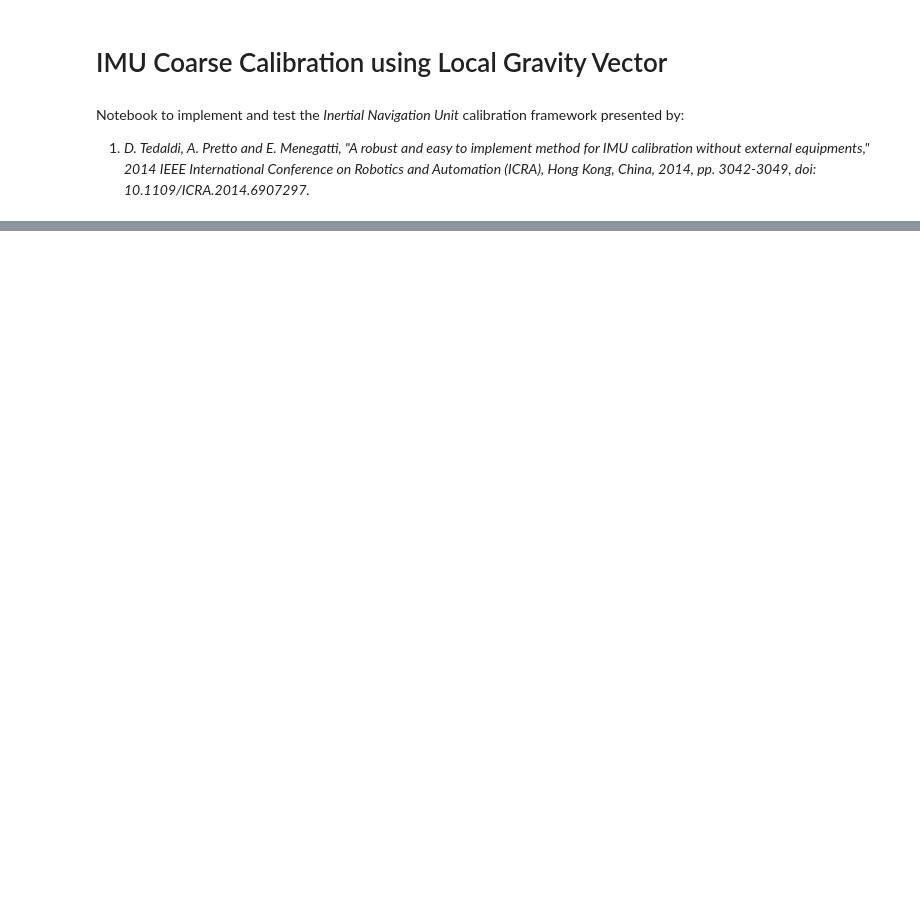
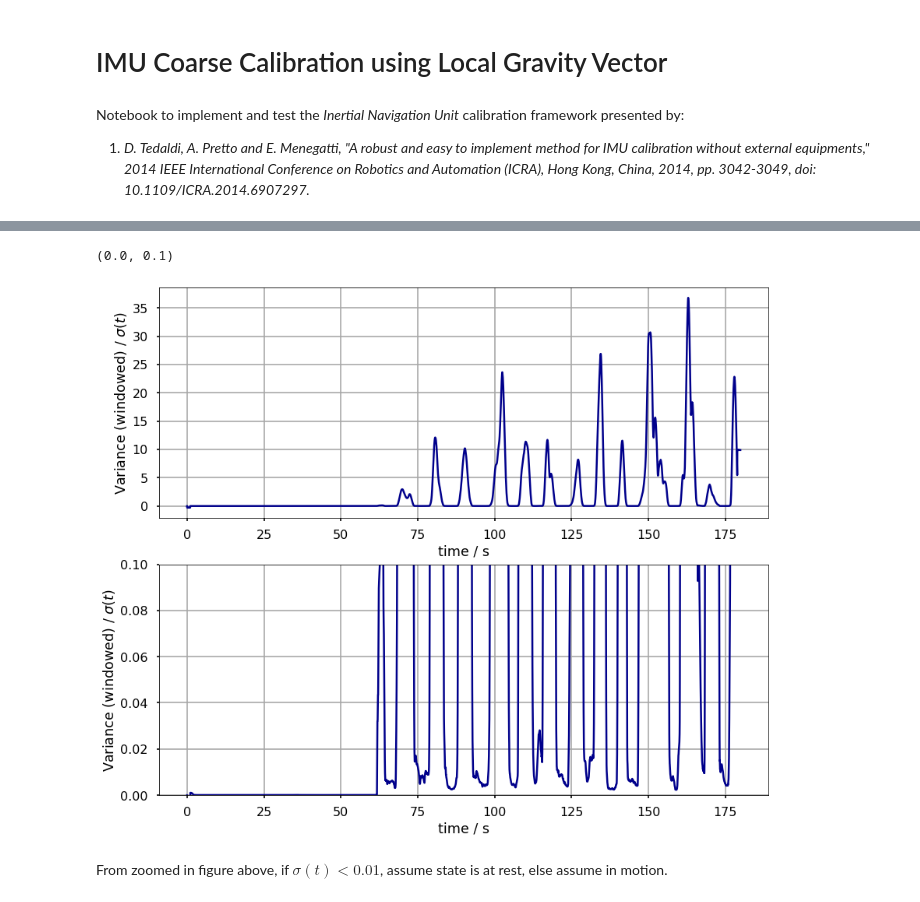
Before and after one commit to vehicle-trace-echo/imu_calibration, a Jupyter notebook: calibration_framework.ipynb, the cells around one changed output, grey strips where cells are left out. Drawn from its saved outputs; the diff is of its cells as text; code cells hidden in the pictures; blank space fills up the shorter version.

```diff
--- a/calibration_framework.ipynb
+++ b/calibration_framework.ipynb
@@ -49,5 +82,14 @@ From here initialization period $T_{init}$ = 60s.
 # %%
 def windowedVariance(arrAx, arrAy, arrAz, tw=2, fs=100):
+    '''
+    Calculates windowed variance centered at time 't' for the accelerometer dataset.
+
+    Periods where local variance is high indicate a dynamic state, i.e. rotation,
+    and data in these periods are not used for accelerometer calibration.
+
+    Periods where local variance is ~ 0 indicates a static state, where the IMU readings
+    reflect
+    '''
 
     winLen = fs*tw                  # Data Point in Window
     halfWin = int(winLen/2)         # Half window for centered variance
@@ -68,10 +110,10 @@ def windowedVariance(arrAx, arrAy, arrAz, tw=2, fs=100):
         varArr[i] = math.sqrt(
                         math.pow(np.var(arrAx[i-halfWin:i+halfWin]),2) + \
                         math.pow(np.var(arrAy[i-halfWin:i+halfWin]),2) + \
-                        math.pow(np.var(arrAz[i-halfWin:i+halfWin]), 2)
+                        math.pow(np.var(arrAz[i-halfWin:i+halfWin]),2)
         )
 
     return varArr
 # %%
 %timeit
-windwdVarArr = windowedVariance(np.array(df['ax']), np.array(df['ay']), np.array(df['az']))
+windwdVarArr = windowedVariance(np.array(df['ax_ms2']), np.array(df['ay_ms2']), np.array(df['az_ms2']))
@@ -86,0 +125,3 @@ Text(0.5, 0, 'time/s')
+# %%
+df['windwdVar'] = windwdVarArr
+df.head()
@@ -86,0 +135,21 @@ Text(0.5, 0, 'time/s')
+# %%
+df['windwdVar'] = df['windwdVar'].fillna(0)
+# %%
+plt.figure(figsize=(14,12))
+plt.subplot(2,1,1)
+plt.plot(df['time'], windwdVarArr, color='darkblue', lineWidth=2.5)
+plt.grid(True, which='both',ls='-',color='0.65')
+plt.ylabel(r'Variance (windowed) / $\sigma(t)$')
+plt.xlabel('time / s')
+
+plt.subplot(2,1,2)
+plt.plot(df['time'], windwdVarArr, color='darkblue', lineWidth=2.5)
+plt.grid(True, which='both',ls='-',color='0.65')
+plt.ylabel(r'Variance (windowed) / $\sigma(t)$')
+plt.xlabel('time / s')
+plt.ylim([0, 0.1])
+# %% [output]
+(0.0, 0.1)
+[figure, added]
+# %% [markdown]
+From zoomed in figure above, if $\sigma(t) < 0.01$, assume state is at rest, else assume in motion.
```
Also changed, not shown: parts of 16 cells of this notebook.
